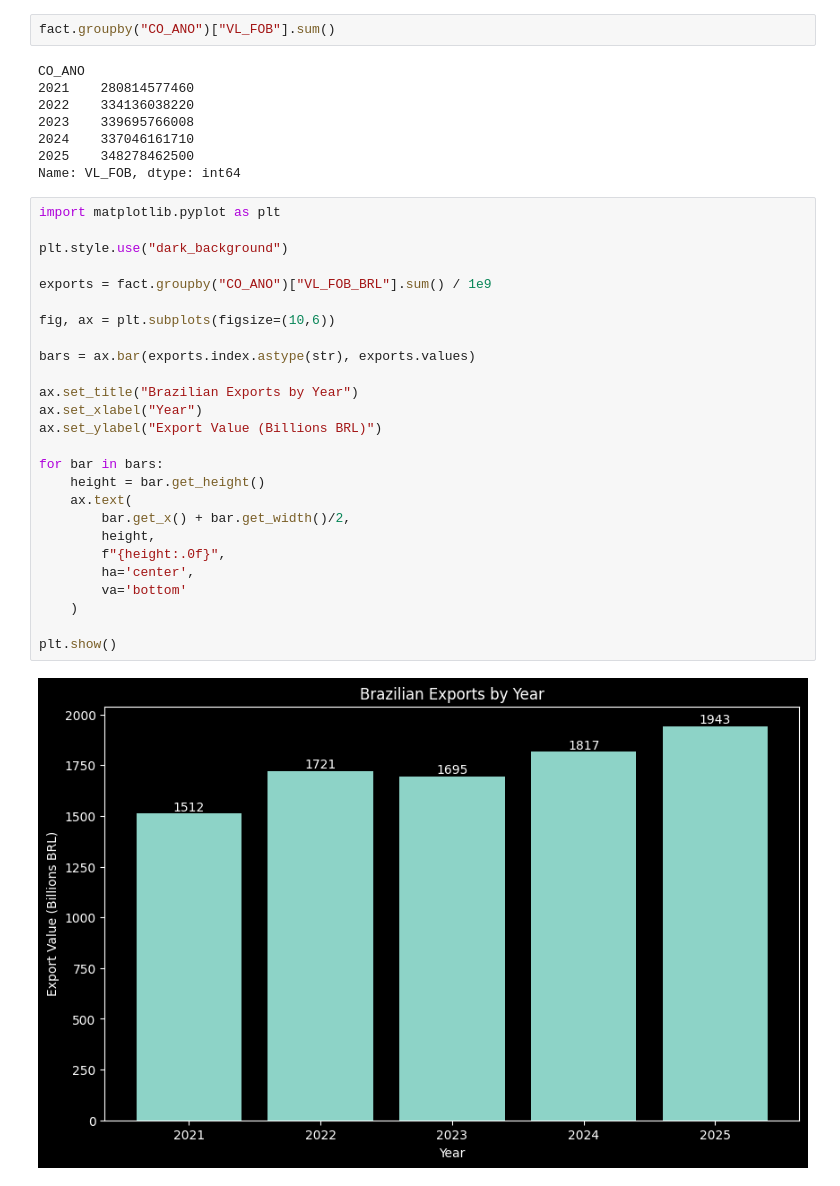
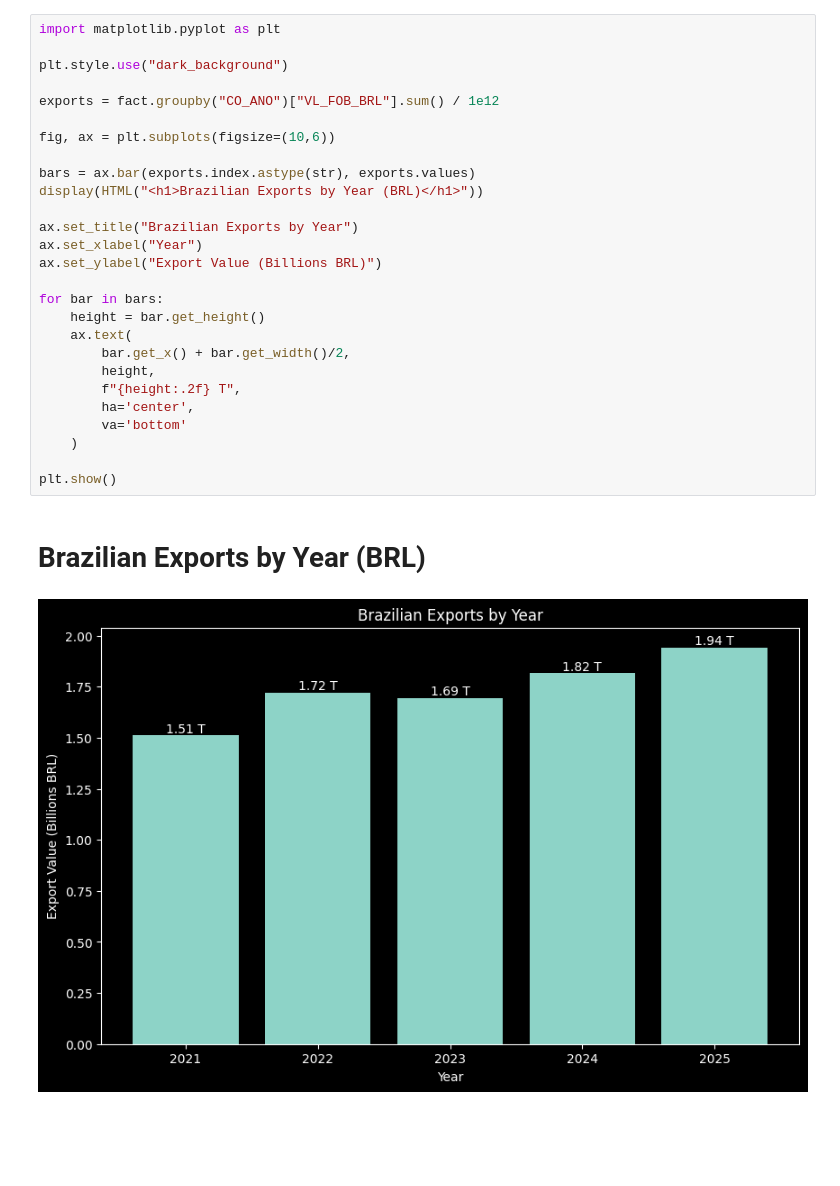
Before and after one commit to loregbrw/agro-xpto-data-analysis, a Jupyter notebook: notebooks/eda.ipynb, the cells around one changed output. Drawn from its saved outputs; the diff is of its cells as text; blank space fills up the shorter version.

```diff
--- a/notebooks/eda.ipynb
+++ b/notebooks/eda.ipynb
@@ -17,38 +39,30 @@ fact.head()
-# %%
-fact.groupby("CO_ANO")["VL_FOB"].sum()
-# %% [output]
-CO_ANO
-2021    280814577460
-2022    334136038220
-2023    339695766008
-2024    337046161710
-2025    348278462500
-Name: VL_FOB, dtype: int64
 # %%
 import matplotlib.pyplot as plt
 
 plt.style.use("dark_background")
 
-exports = fact.groupby("CO_ANO")["VL_FOB_BRL"].sum() / 1e9
+exports = fact.groupby("CO_ANO")["VL_FOB_BRL"].sum() / 1e12
 
 fig, ax = plt.subplots(figsize=(10,6))
 
 bars = ax.bar(exports.index.astype(str), exports.values)
+display(HTML("<h1>Brazilian Exports by Year (BRL)</h1>"))
 
 ax.set_title("Brazilian Exports by Year")
 ax.set_xlabel("Year")
 ax.set_ylabel("Export Value (Billions BRL)")
 
 for bar in bars:
     height = bar.get_height()
     ax.text(
         bar.get_x() + bar.get_width()/2,
         height,
-        f"{height:.0f}",
+        f"{height:.2f} T",
         ha='center',
         va='bottom'
     )
 
 plt.show()
 # %% [output]
+Brazilian Exports by Year (BRL)
-[figure, old version]
+[figure, new version]
```
Also changed, not shown: parts of 3 cells of this notebook.
